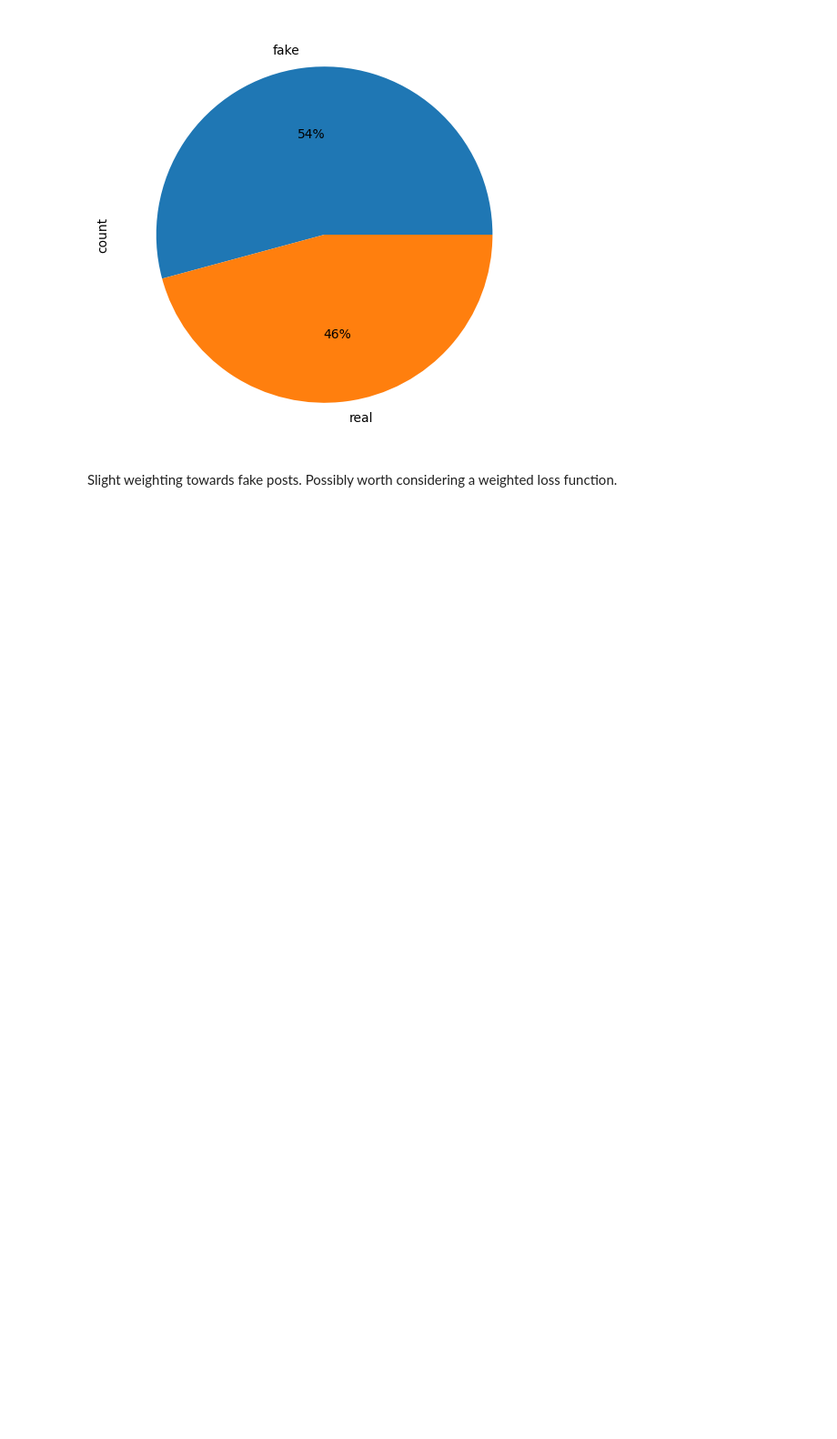
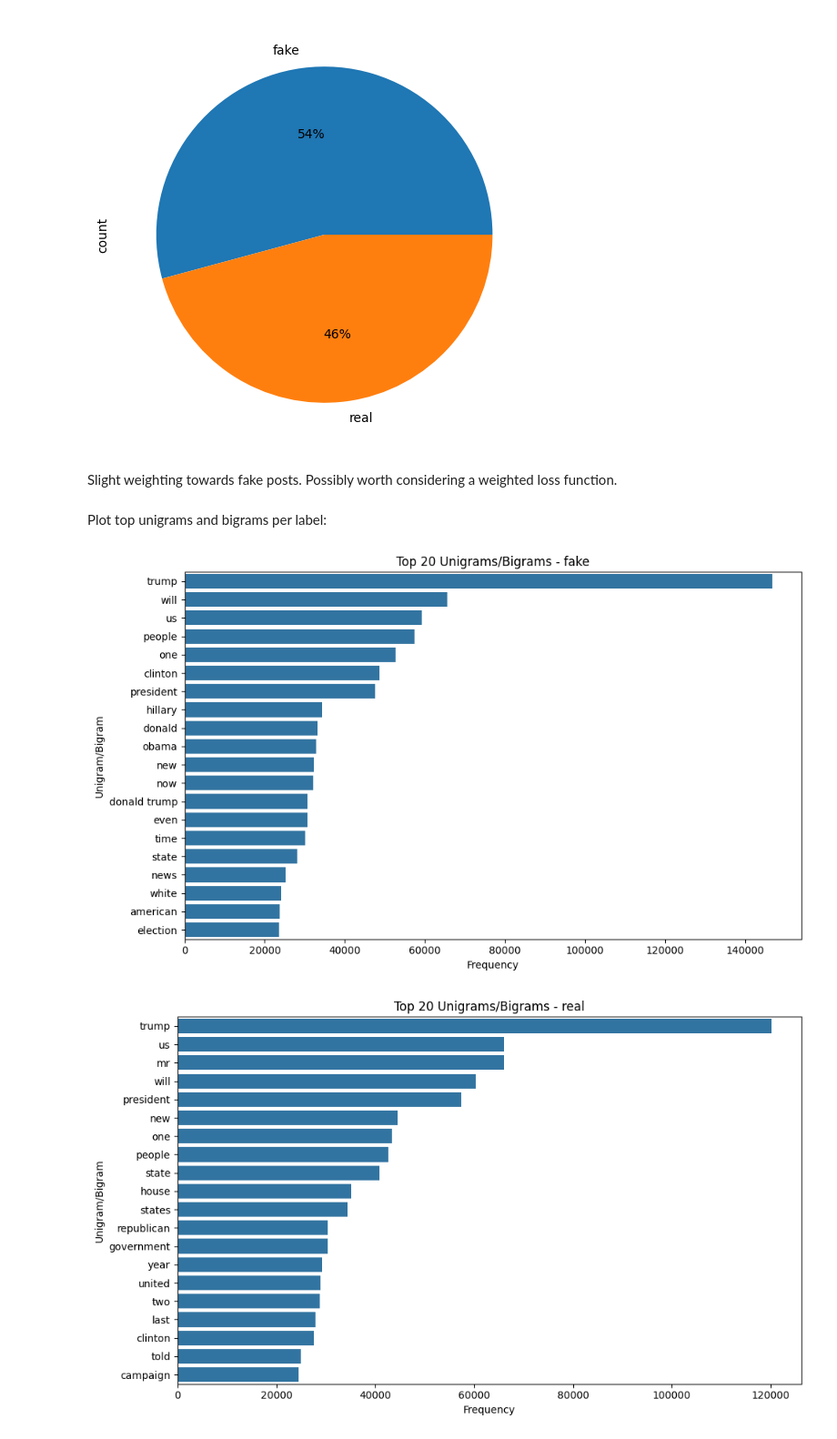
Before and after one commit to Erica-99/CTIP-misinfo-detection, a Jupyter notebook: data_visualisation.ipynb, the cells around one changed output. Shown at 91% size. Saved outputs shown, nothing was run; the diff lists cells and outputs as text; code cells hidden in the pictures; blank space fills up the shorter version.

```diff
--- a/data_visualisation.ipynb
+++ b/data_visualisation.ipynb
@@ -77,3 +86,34 @@ dataset.label.value_counts().plot(kind='pie', autopct='%1.0f%%')
 [figure]
 # %% [markdown]
 Slight weighting towards fake posts. Possibly worth considering a weighted loss function.
+# %% [markdown]
+Plot top unigrams and bigrams per label:
+# %%
+stopwords = set(STOPWORDS)
+stopwords.update(['said', 'said', 'aren', 'couldn', 'didn', 'doesn', 'don', 'hadn', 'hasn', 'haven', 'isn', 'let', 'll', 'mustn', 're', 'shan', 'shouldn', 've', 'wasn', 'weren', 'won', 'wouldn'])
+stopwords = list(stopwords)
+
+def plot_top_unibigrams(corpus, label_name='All', top_n=20):
+
+    vectorizer = CountVectorizer(ngram_range=(1, 2), stop_words=stopwords, lowercase=True)
+    X = vectorizer.fit_transform(corpus)
+    gram_counts = X.sum(axis=0).A1
+    grams = vectorizer.get_feature_names_out()
+
+    freq_df = pd.DataFrame({'bigram': grams, 'count': gram_counts})
+    freq_df = freq_df.sort_values(by='count', ascending=False).head(top_n) # Only plot top n values
+
+    plt.figure(figsize=(10, 6))
+    sns.barplot(x='count', y='bigram', data=freq_df)
+    plt.title(f'Top {top_n} Unigrams/Bigrams - {label_name}')
+    plt.xlabel('Frequency')
+    plt.ylabel('Unigram/Bigram')
+    plt.tight_layout()
+    plt.show()
+
+for label in dataset['label'].unique():
+    subset = dataset[dataset['label'] == label]
+    plot_top_unibigrams(subset['text'], label_name=label)
+# %% [output]
+[figure, added]
+[figure, added]
```
Also changed, not shown: parts of 11 cells of this notebook.
